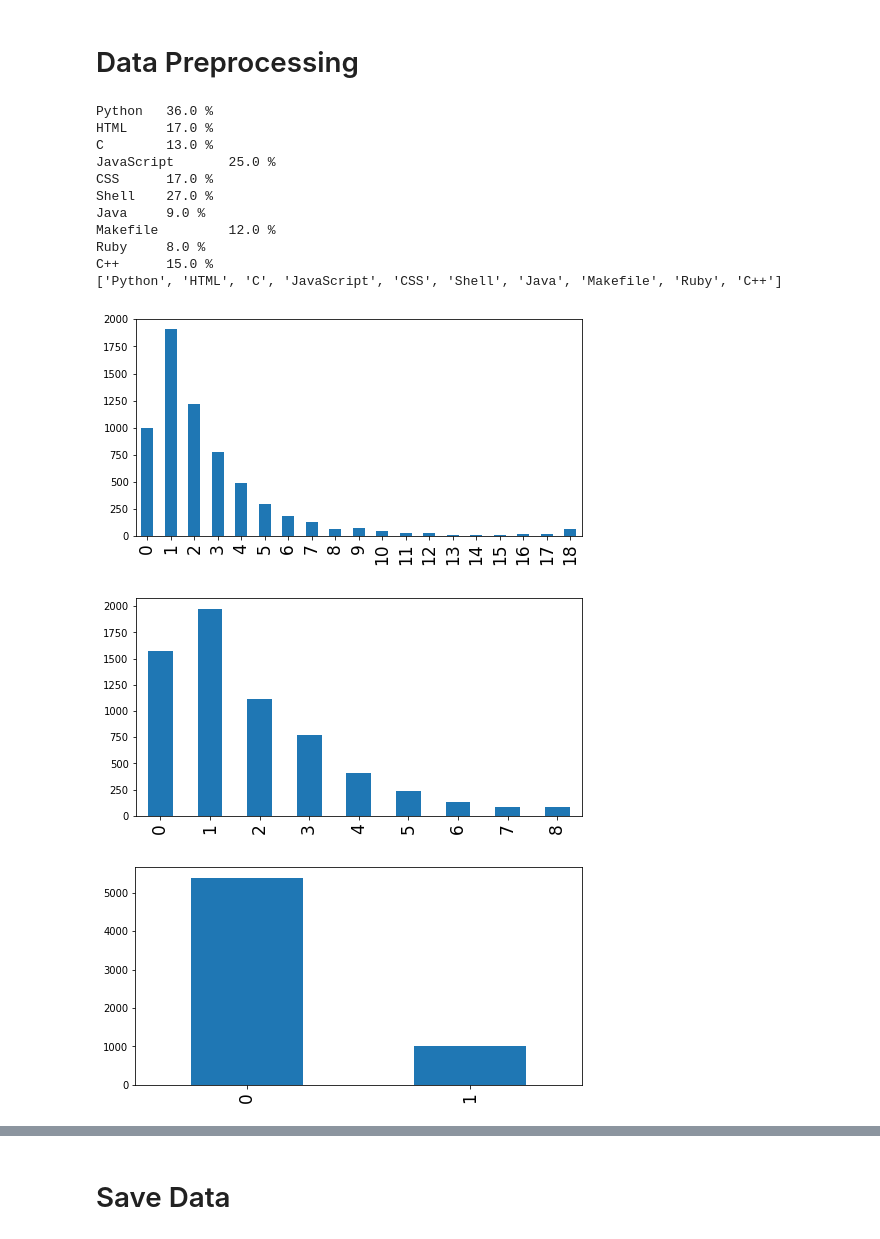
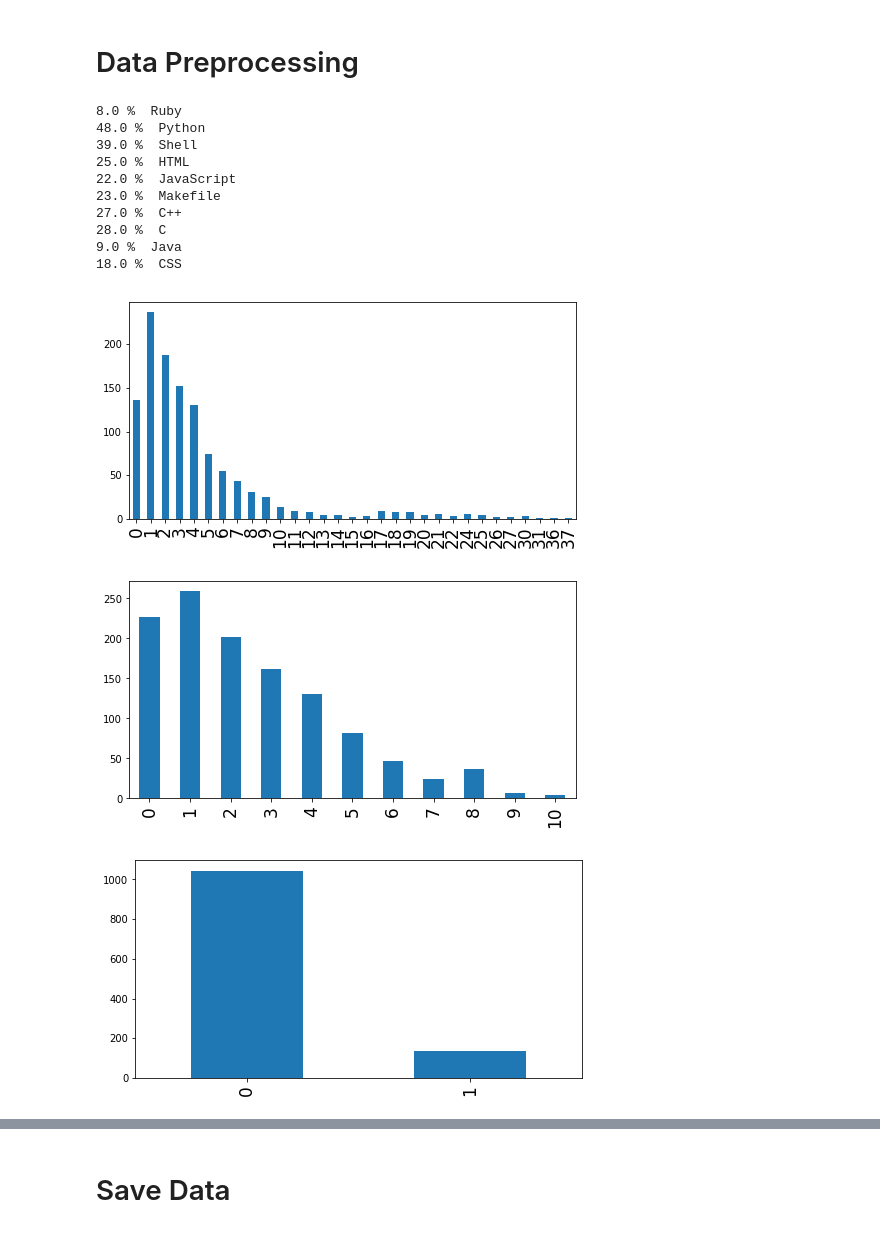
Before and after one commit to SaxMan96/GitHub-API-BigData, a Jupyter notebook: data_extraction.ipynb, the cells around one changed output, grey strips where cells are left out. Drawn from its saved outputs; the diff is of its cells as text; code cells hidden in the pictures.

Commit message:
Tree to JSON, and plotting, 1179 data rows, Accuracy Measure

```diff
--- a/data_extraction.ipynb
+++ b/data_extraction.ipynb
@@ -17,7 +17,7 @@ MAY_14TH = 1557850923.935756
 # Defines
 # %%
 def load_data() -> pd.Series:
-    csv = pd.read_csv('result.csv', sep=",")
+    csv = pd.read_csv('result_v2.csv', sep=",")
     return csv
 
 
@@ -212,6 +229,6 @@ Columns left after Nans removed:  247
 # %%
 csv = drop_pushedAt_nans(csv)
 csv = fix_negative_time(csv)
-csv = create_repoage_column(csv)
-csv = create_repolife_column(csv)
+# csv = create_repoage_column(csv)
+# csv = create_repolife_column(csv)
 csv = create_label_column(csv)
@@ -253,52 +261,51 @@ languages = list(
 # %%
-popularLanguages = []
-for l in languages:
-    if round(100 * (1 - nans[l] / len(csv.index))) > 5.0:
-        print(l, "\t", round(100 * (1 - nans[l] / len(csv.index))), "%")
-        popularLanguages.append(l)
-print(popularLanguages)
+popularLanguages = [
+    'Ruby', 'Python', 'Shell', 'HTML', 'JavaScript', 'Makefile', 'C++', 'C',
+    'Java', 'CSS'
+]
+for l in popularLanguages:
+    print(round(100 * (1 - nans[l] / len(csv.index))), "% ", l)
 # %% [output]
-Python   36.0 %
-HTML     17.0 %
-C        13.0 %
-JavaScript       25.0 %
-CSS      17.0 %
-Shell    27.0 %
-Java     9.0 %
-Makefile         12.0 %
-Ruby     8.0 %
-C++      15.0 %
-['Python', 'HTML', 'C', 'JavaScript', 'CSS', 'Shell', 'Java', 'Makefile', 'Ruby', 'C++']
+8.0 %  Ruby
+48.0 %  Python
+39.0 %  Shell
+25.0 %  HTML
+22.0 %  JavaScript
+23.0 %  Makefile
+27.0 %  C++
+28.0 %  C
+9.0 %  Java
+18.0 %  CSS
 # %%
 f1 = "languageCounter"
 f2 = "popularLanguageCounter"
 f3 = "hasLanguage"
 
 csv[languages] = csv_org[languages]
 csv[f1] = csv[languages].count(axis=1)
 csv[f2] = csv[popularLanguages].count(axis=1)
 for l in languages:
     if l in popularLanguages:
         continue
     delete(l)
 
 csv[popularLanguages] = csv[popularLanguages].fillna(0)
 
-csv[f1] = cast(csv[f1], -100, csv[f1].quantile(0.99))
-csv[f1] = standarize(csv[f1])
+# csv[f1] = cast(csv[f1], -100, csv[f1].quantile(0.99))
+# csv[f1] = standarize(csv[f1])
 plot(csv[f1].sort_values(), sort=False, log=False, fontsize=17, small=True)
 
-csv[f2] = cast(csv[f2], -100, csv[f2].quantile(0.99))
-csv[f2] = standarize(csv[f2])
+# csv[f2] = cast(csv[f2], -100, csv[f2].quantile(0.99))
+# csv[f2] = standarize(csv[f2])
 plot(csv[f2].sort_values(), sort=False, log=False, fontsize=17, small=True)
 
 csv[f3] = csv[f1] > 0.0
 csv[f3] = factorize(csv[f3])
 plot(csv[f3].sort_values(), sort=False, log=False, fontsize=17, small=True)
 # %% [output]
-[figure, old version]
+[figure, new version]
-[figure, old version]
+[figure, new version]
-[figure, old version]
+[figure, new version]
 # %%
 to_delete = ("_created", "_processed", "Unnamed: 0", "name", "isDisabled",
              "isLocked", "isMirror", "isPrivate", "url", "_uri",
```
Also changed, not shown: parts of 17 cells of this notebook, 3 other files.
